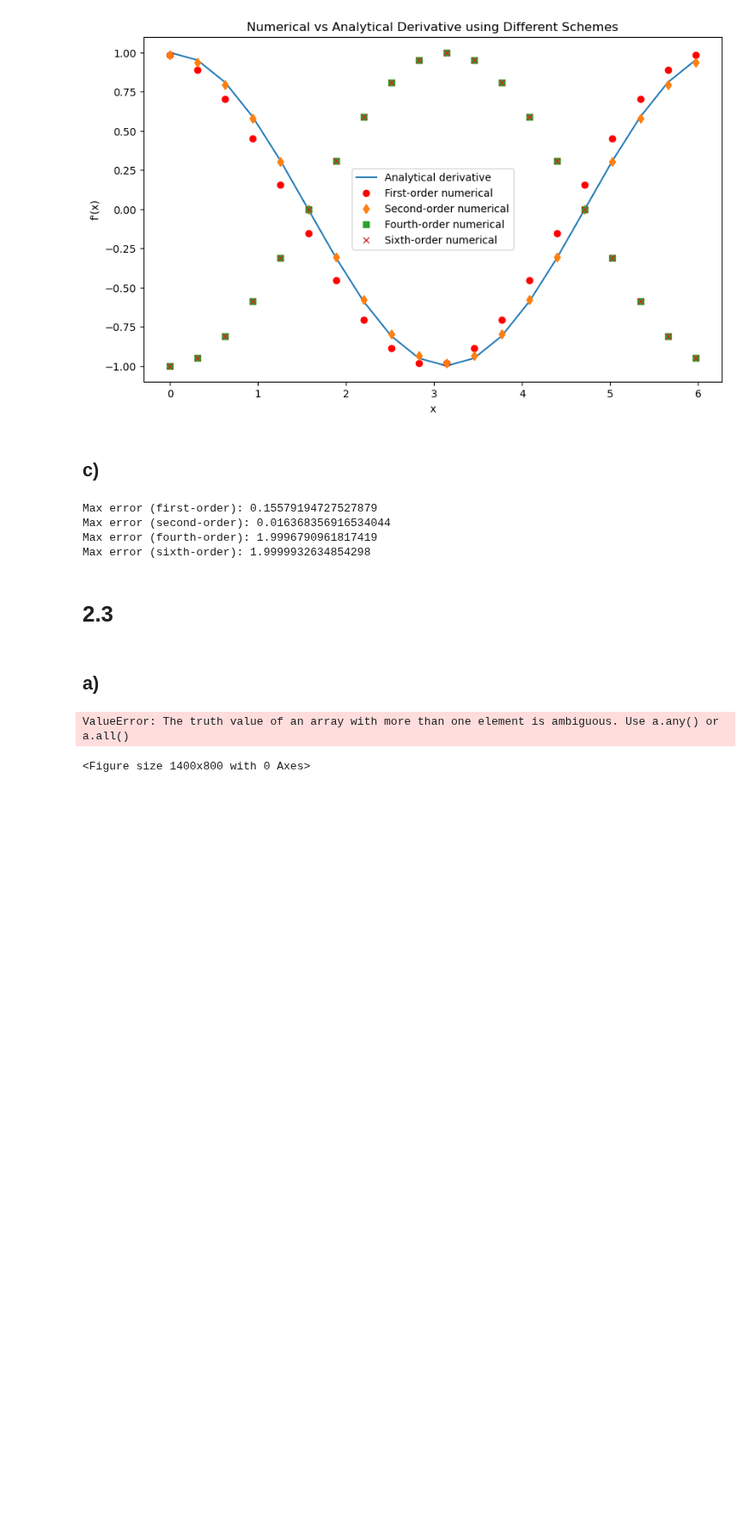
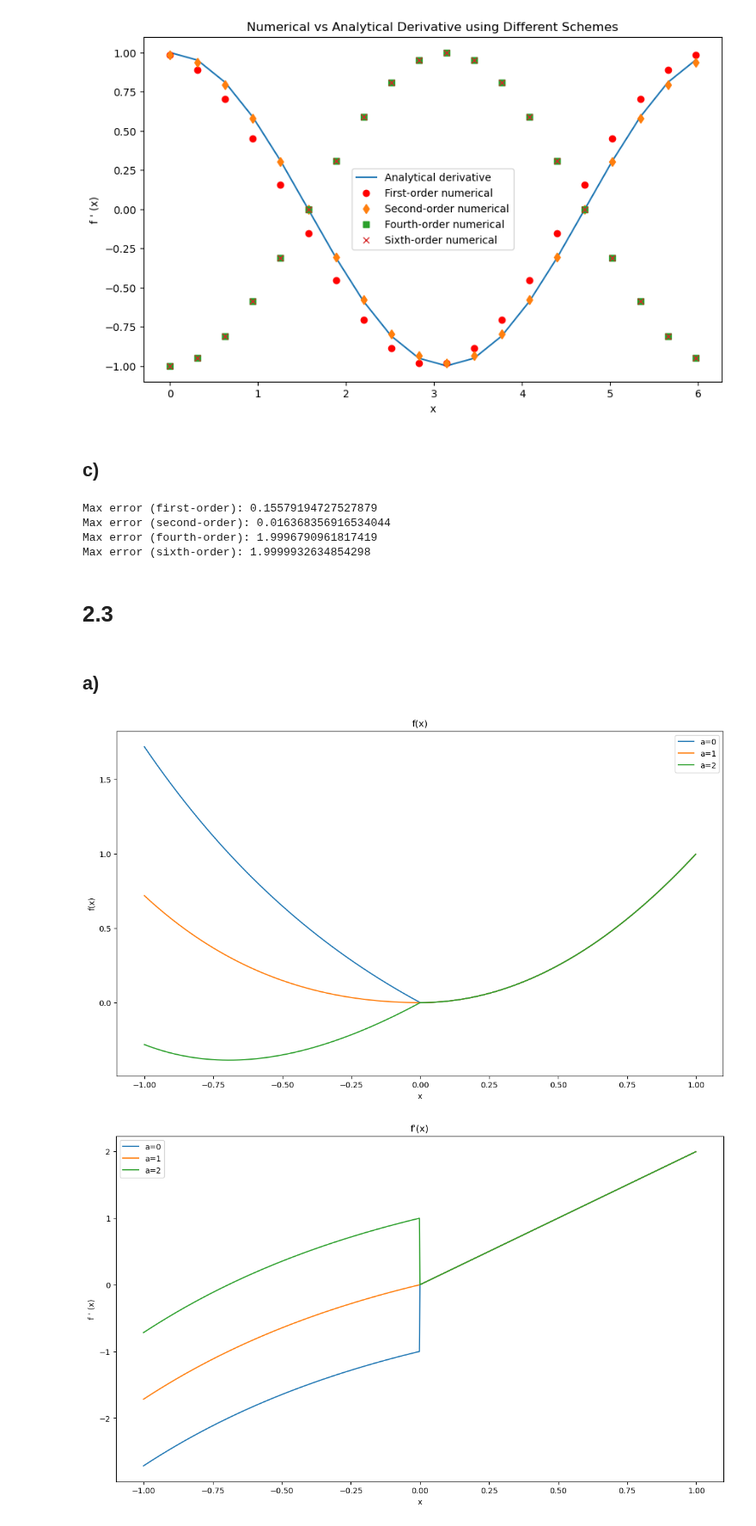
Before and after one commit to Katikistan/NumeP, a Jupyter notebook: week1/week1.ipynb, the cells around one changed output. Shown at 86% size. Saved outputs shown, nothing was run; the diff lists cells and outputs as text; code cells hidden in the pictures; blank space fills up the shorter version.

```diff
--- a/week1/week1.ipynb
+++ b/week1/week1.ipynb
@@ -77,48 +79,43 @@ Max error (sixth-order): 1.9999932634854298
 # %% [markdown]
 ## a)
 # %%
-# Define the piecewise function and its derivative
+import numpy as np
+import matplotlib.pyplot as plt
+
+N = 1000
+x = np.linspace(-1, 1, N, endpoint=False)
+
+# Define the function and its analytical derivative using np.piecewise
 def f(x, a):
-    if x < 0:
-        return np.exp(-x) + a*x - 1
-    elif x > 0:
-        return x**2
+    return np.piecewise(x, [x < 0, x > 0], [lambda x: np.exp(-x) + a * x - 1, lambda x: x**2])
 
 def f_prime(x, a):
-    if x < 0:
-        return -np.exp(-x) + a
-    elif x > 0:
-        return 2*x
+    return np.piecewise(x, [x < 0, x > 0], [lambda x: -np.exp(-x) + a, lambda x: 2 * x])
 
-# use np.piecewise to define the function and its derivative
-f = np.piecewise(x, [x < 0, x > 0], [lambda x: np.exp(-x) + a*x - 1, lambda x: x**2])
-f_prime = np.piecewise(x, [x < 0, x > 0], [lambda x: -np.exp(-x) + a, lambda x: 2*x])
-
-# Values of a
 a_values = [0, 1, 2]
 
-# Define x?
-x = np.linspace(-2, 2, 100)
-
-# Plotting
+# plotting f(x) for different values of a
 plt.figure(figsize=(14, 8))
-
 for a in a_values:
-    plt.plot(x, f(x, a), label=f'a = {a}')
-    plt.title('Function f(x)')
+    # Define the function and its derivative using np.piecewise
+    f_values = f(x, a)
+    plt.plot(x, f_values, label=f'a={a}')
+    plt.title('f(x)')
     plt.xlabel('x')
     plt.ylabel('f(x)')
     plt.legend()
 plt.show()
 
+# plotting f'(x) for different values of a
 plt.figure(figsize=(14, 8))
 for a in a_values:
-    plt.title('Derivative f\'(x)')
+    f_prime_values = f_prime(x, a)
+    plt.plot(x, f_prime_values, label=f'a={a}')
+    plt.title("f'(x)")
     plt.xlabel('x')
     plt.ylabel("f ' (x)")
     plt.legend()
-
 plt.show()
 # %% [output]
-ValueError: The truth value of an array with more than one element is ambiguous. Use a.any() or a.all()
-<Figure size 1400x800 with 0 Axes>
+[figure, added]
+[figure, added]
```
Also changed, not shown: parts of 3 cells of this notebook.
